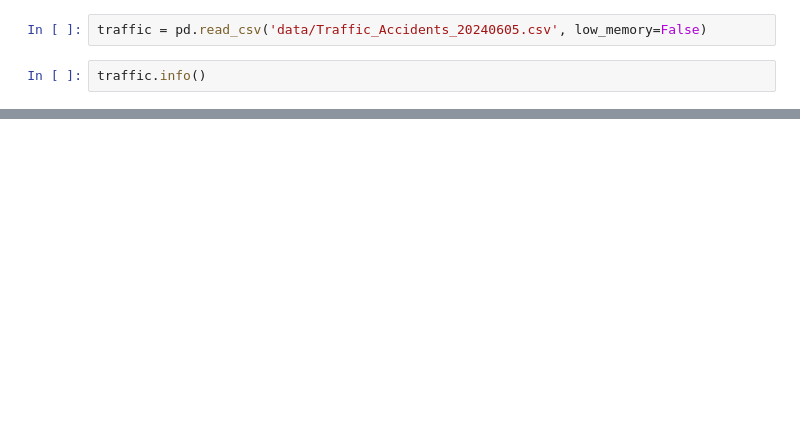
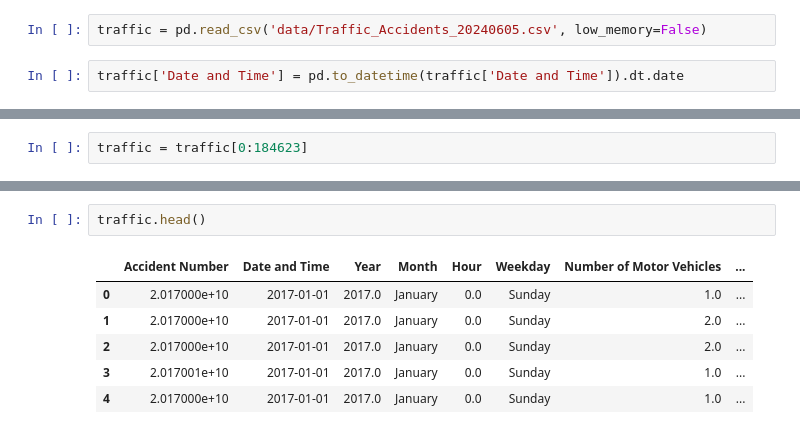
Before and after one commit to Jordan-D-Taylor/air_pollution_and_traffic_hazards, a Jupyter notebook: Capstone.ipynb, the cells around one changed output, grey strips where cells are left out. Cells and saved outputs as stored; diff of their text form; blank space fills up the shorter version.

```diff
--- a/Capstone.ipynb
+++ b/Capstone.ipynb
@@ -104,4 +144,4 @@ pm25
 # %%
 traffic = pd.read_csv('data/Traffic_Accidents_20240605.csv', low_memory=False)
 # %%
-traffic.info()
+traffic['Date and Time'] = pd.to_datetime(traffic['Date and Time']).dt.date
@@ -125,0 +148,2 @@ memory usage: 240.0+ MB
+# %%
+traffic = traffic[0:184623]
@@ -125,0 +170,9 @@ memory usage: 240.0+ MB
+# %%
+traffic.head()
+# %% [output]
+|  | Accident Number | Date and Time | Year | Month | Hour | Weekday | Number of Motor Vehicles | ... |
+| 0 | 2.017000e+10 | 2017-01-01 | 2017.0 | January | 0.0 | Sunday | 1.0 | ... |
+| 1 | 2.017000e+10 | 2017-01-01 | 2017.0 | January | 0.0 | Sunday | 2.0 | ... |
+| 2 | 2.017000e+10 | 2017-01-01 | 2017.0 | January | 0.0 | Sunday | 2.0 | ... |
+| 3 | 2.017001e+10 | 2017-01-01 | 2017.0 | January | 0.0 | Sunday | 1.0 | ... |
+| 4 | 2.017000e+10 | 2017-01-01 | 2017.0 | January | 0.0 | Sunday | 1.0 | ... |
```
Also changed, not shown: parts of 16 cells of this notebook.
